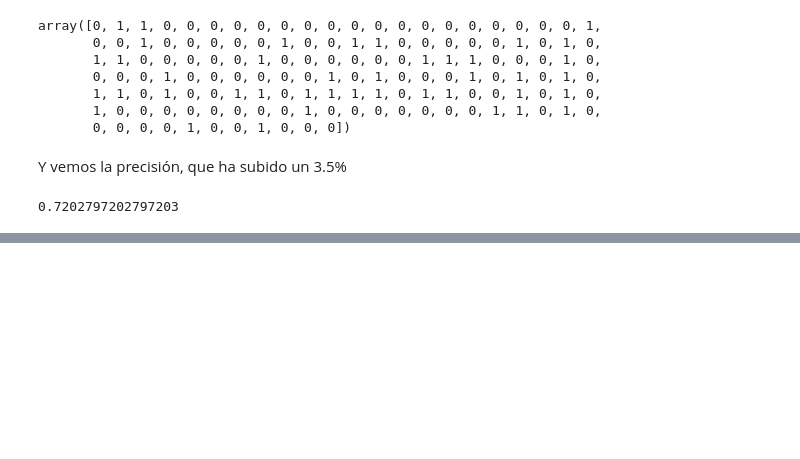
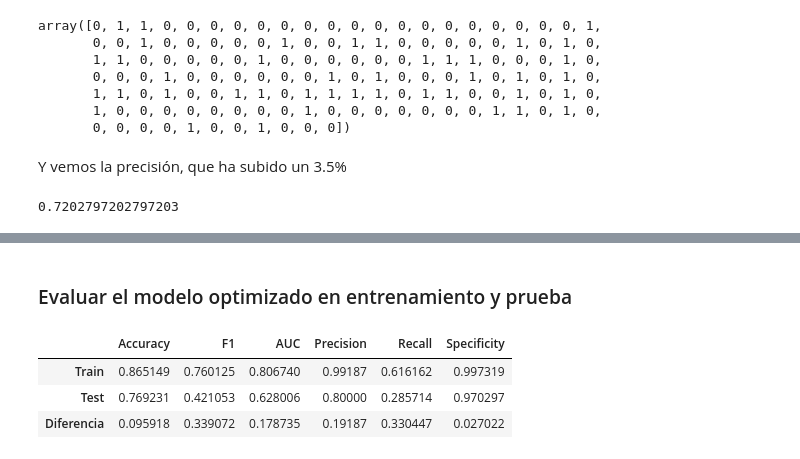
Before and after one commit to 4GeeksAcademy/Decision_tree_vicentepolo, a Jupyter notebook: src/explore.ipynb, the cells around one changed output, grey strips where cells are left out. Saved outputs shown, nothing was run; the diff lists cells and outputs as text; code cells hidden in the pictures; blank space fills up the shorter version.

Commit message:
Decision + Random + Boosting

```diff
--- a/src/explore.ipynb
+++ b/src/explore.ipynb
@@ -411,0 +476,48 @@ accuracy_score(y_test, y_pred)
+# %%
+rf_opti = RandomForestCustom(n_estimators=20, random_state=42, max_depth=20, min_samples_leaf=5, max_features=2, X=X_train.values, y=y_train.values)
+# %%
+rf_opti.fit()
+# %% [markdown]
+### Evaluar el modelo optimizado en entrenamiento y prueba
+# %%
+train_pred_opti = rf_opti.predict(X_train.values)
+test_pred_opti = rf_opti.predict(X_test.values)
+# %%
+def get_metrics(y_train, y_test, y_pred_train, y_pred_test):
+    # Calcular métricas para el conjunto de entrenamiento
+    train_accuracy = accuracy_score(y_train, y_pred_train)
+    train_f1 = f1_score(y_train, y_pred_train)
+    train_auc = roc_auc_score(y_train, y_pred_train)
+    train_precision = precision_score(y_train, y_pred_train)
+    train_recall = recall_score(y_train, y_pred_train)
+    train_specificity = specificity_score(y_train, y_pred_train)
+
+    # Calcular métricas para el conjunto de prueba
+    test_accuracy = accuracy_score(y_test, y_pred_test)
+    test_f1 = f1_score(y_test, y_pred_test)
+    test_auc = roc_auc_score(y_test, y_pred_test)
+    test_precision = precision_score(y_test, y_pred_test)
+    test_recall = recall_score(y_test, y_pred_test)
+    test_specificity = specificity_score(y_test, y_pred_test)
+
+    # Calcular la diferencia entre métricas de entrenamiento y prueba
+    diff_accuracy = train_accuracy - test_accuracy
+    diff_f1 = train_f1 - test_f1
+    diff_auc = train_auc - test_auc
+    diff_precision = train_precision - test_precision
+    diff_recall = train_recall - test_recall
+    diff_specificity = train_specificity - test_specificity
+
+    # Crear un DataFrame con los resultados
+    metrics_df = pd.DataFrame([[train_accuracy, train_f1, train_auc, train_precision, train_recall, train_specificity],[test_accuracy, test_f1, test_auc, test_precision, test_recall, test_specificity],[diff_accuracy, diff_f1, diff_auc, diff_precision, diff_recall, diff_specificity]],
+                              columns = ['Accuracy', 'F1', 'AUC', 'Precision', 'Recall', 'Specificity'],
+                              index = ['Train','Test', 'Diferencia'])
+
+    return metrics_df
+# %%
+get_metrics(y_train, y_test, train_pred_opti, test_pred_opti)
+# %% [output]
+|  | Accuracy | F1 | AUC | Precision | Recall | Specificity |
+| Train | 0.865149 | 0.760125 | 0.806740 | 0.99187 | 0.616162 | 0.997319 |
+| Test | 0.769231 | 0.421053 | 0.628006 | 0.80000 | 0.285714 | 0.970297 |
+| Diferencia | 0.095918 | 0.339072 | 0.178735 | 0.19187 | 0.330447 | 0.027022 |
```
Also changed, not shown: parts of 16 cells of this notebook.
